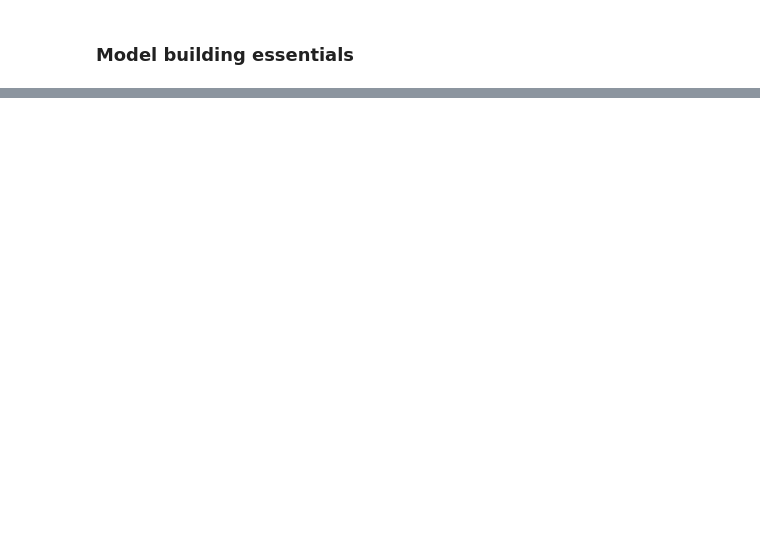
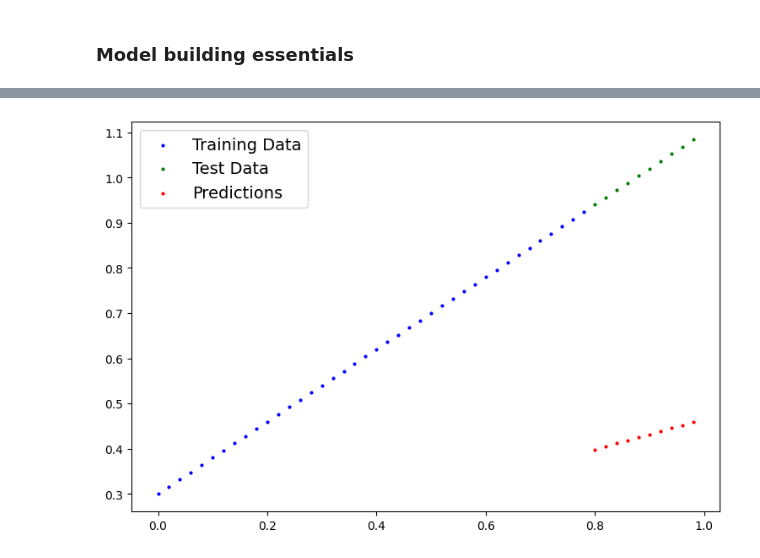
Before and after one commit to dipesh1dp/PyTorch-Refresher, a Jupyter notebook: 01-PyTorch_Workflow.ipynb, the cells around one changed output, grey strips where cells are left out. Cells and saved outputs as stored; diff of their text form; code cells hidden in the pictures; blank space fills up the shorter version.

```diff
--- a/01-PyTorch_Workflow.ipynb
+++ b/01-PyTorch_Workflow.ipynb
@@ -118,11 +120,11 @@ class LinearRegressionModel(nn.Module):  # almost everything in PyTorch inherits
         self.weights = nn.Parameter(torch.randn(1,    # start with a random weight and
                                                 requires_grad=True,  # can this parameter be updated via gradient descent
                                                 dtype=torch.float))  # PyTorch loves torch.float32 dtype
-        self.bias = nn.Parameter(torch.randn(1, requires_grad=True, dtype=troch.float))
+        self.bias = nn.Parameter(torch.randn(1, requires_grad=True, dtype=torch.float))
 
-        # Forward method to define the computation in the method
-        def forward(self, x: torch.Tensor) -> torch.Tensor:  # x is the input data
-            return self.weights*x + self.bias  # Linear Regression formula
+    # Forward method to define the computation in the method
+    def forward(self, x: torch.Tensor) -> torch.Tensor:  # x is the input data
+        return self.weights*x + self.bias  # Linear Regression formula
 # %% [markdown]
 ### Model building essentials
 # %% [markdown]
@@ -131,0 +150,9 @@ Learn more at PyTorch cheatsheet: (https://pytorch.org/tutorials/beginner/ptchea
+# %%
+# Create a random seed
+torch.manual_seed(42)
+
+# create a subclass of the model (this is the instance of nn.Module)
+model_0 = LinearRegressionModel()
+
+#check out the paremeters
+list(model_0.parameters())
@@ -131,0 +176,13 @@ Learn more at PyTorch cheatsheet: (https://pytorch.org/tutorials/beginner/ptchea
+# %%
+# Make predictions with model
+with torch.inference_mode():  # doesn't keep gradients and doesn't store computation graph
+    y_preds = model_0(X_test)
+
+# Note: in older PyTorch code you might also see torch.no_grad()
+# with torch.no_grad():
+#   y_preds = model_0(X_test)
+# torch.no_grad() stores computation graph
+# %%
+plot_predictions(predictions=y_preds)
+# %% [output]
+[figure, added]
```
Also changed, not shown: parts of 39 cells of this notebook, 3 other files.
